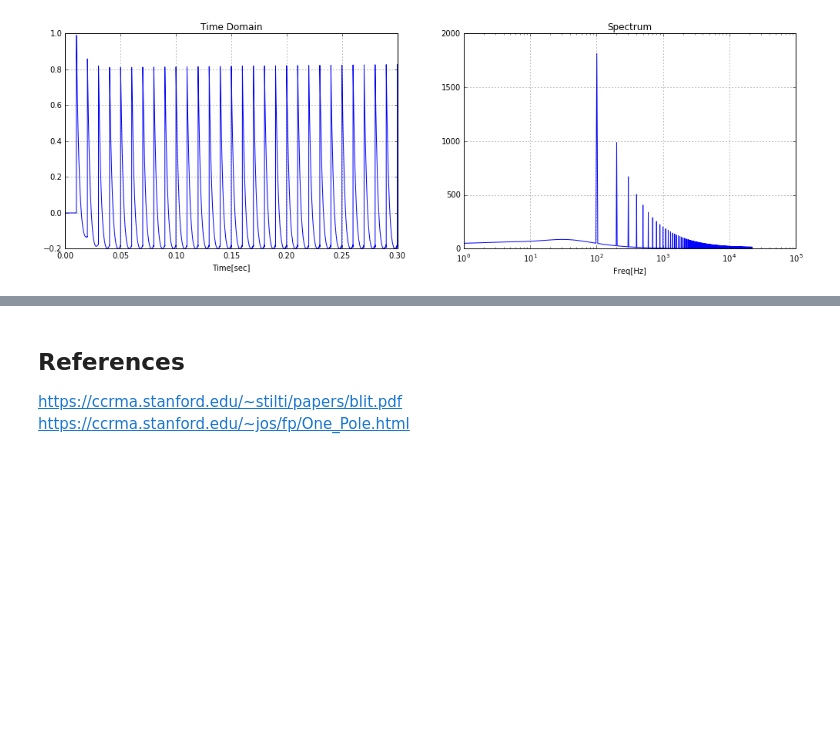
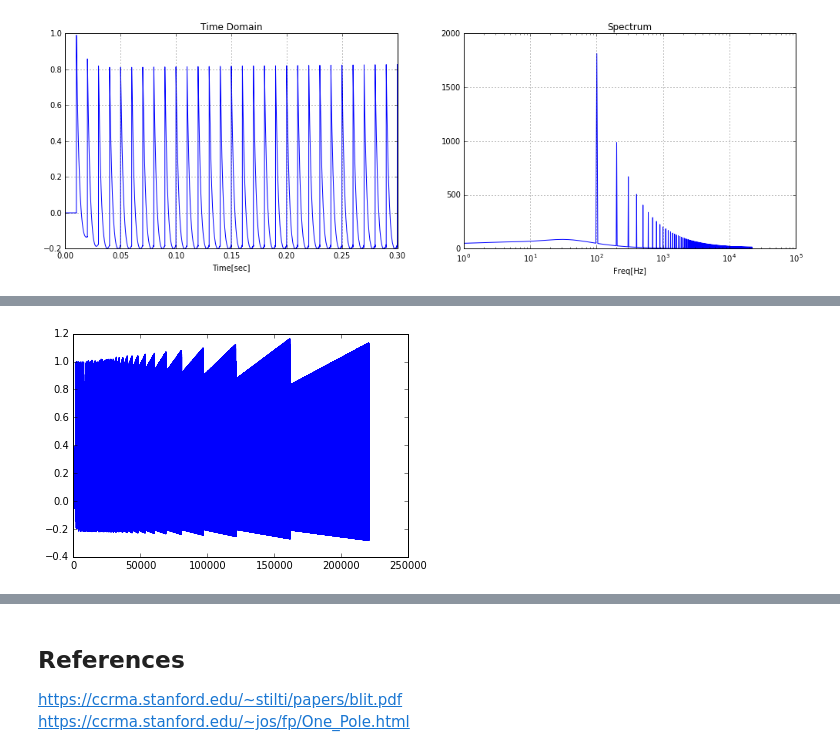
Before and after one commit to znibbles/01-advanced-synthesis-techniques, a Jupyter notebook: 01-BLIT.ipynb, the cells around one changed output, grey strips where cells are left out. Drawn from its saved outputs; the diff is of its cells as text; code cells hidden in the pictures; blank space fills up the shorter version.

```diff
--- a/01-BLIT.ipynb
+++ b/01-BLIT.ipynb
@@ -221,0 +244,5 @@ Audio(data=saw, rate=fs)
+# %%
+plt.plot(Y)
+plt.show()
+# %% [output]
+[figure, added]
```
Also changed, not shown: parts of 4 cells of this notebook, 1 other file.
